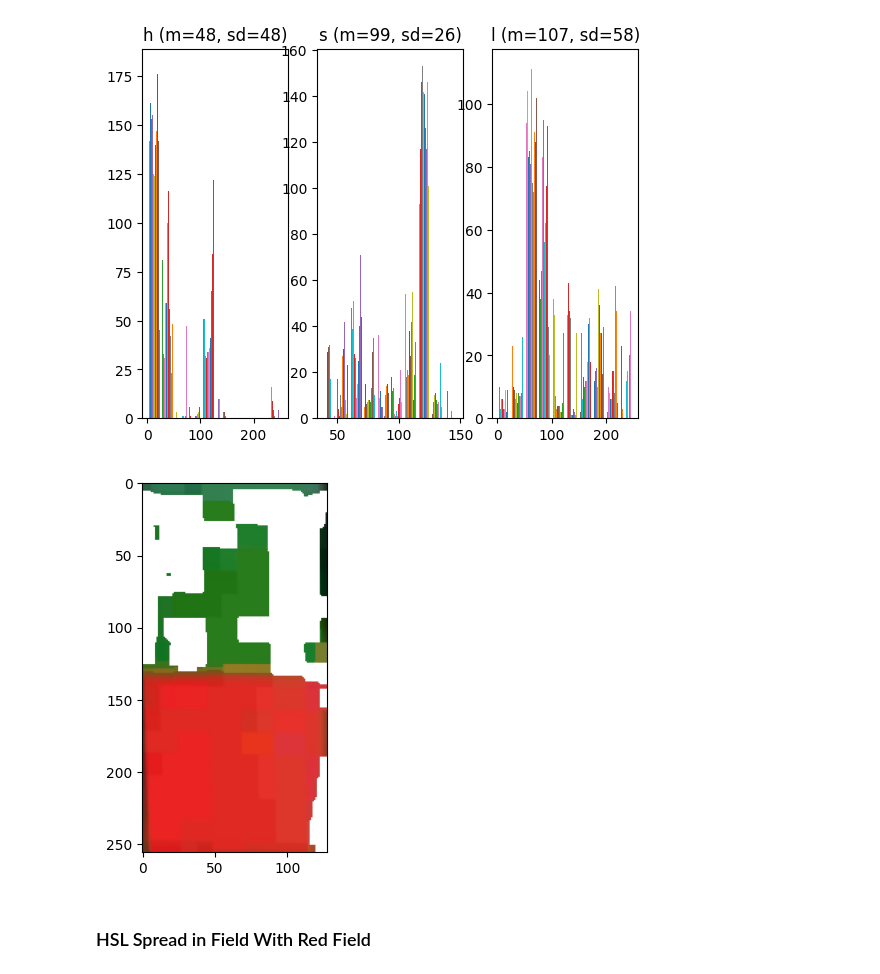
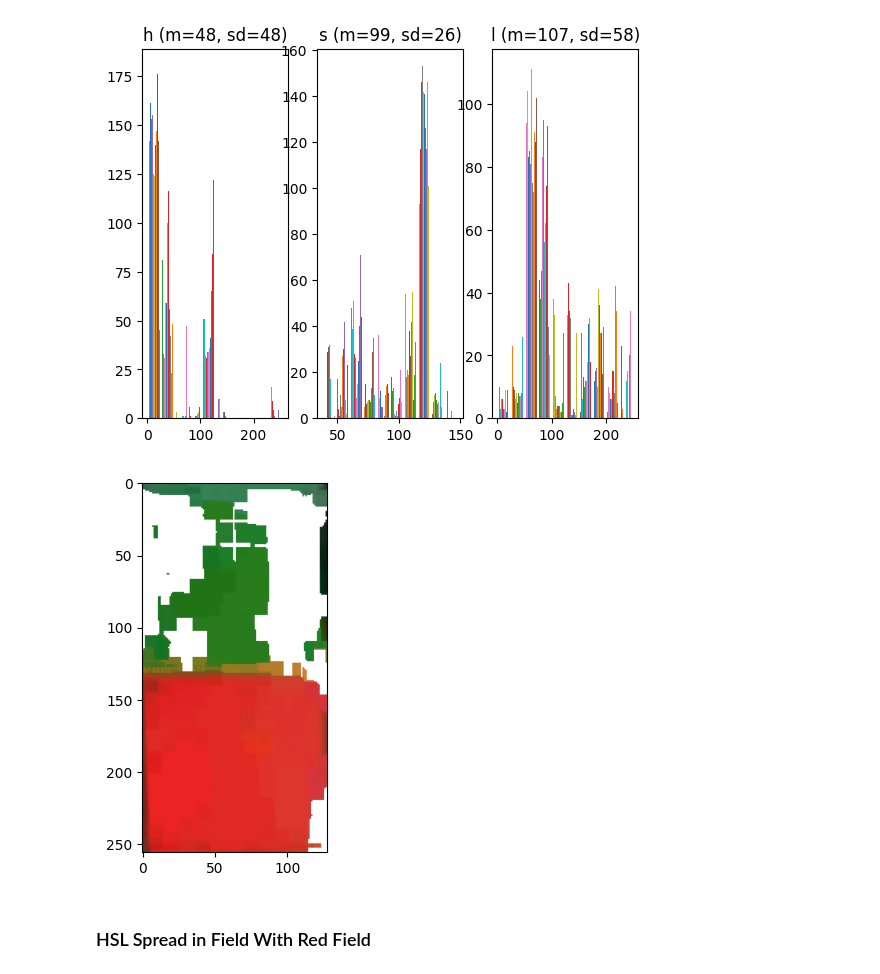
Before and after one commit to rursprung/fhgr-checkers-detector, a Jupyter notebook: docs/algorithm-tests.ipynb, the cells around one changed output. Drawn from its saved outputs; the diff is of its cells as text; code cells hidden in the pictures.

Commit message:
use MORPH_CROSS for mask instead of MORPH_RECT and increase kernel size
this has a minimally better effect (slightly less artefacts in masks).

```diff
--- a/docs/algorithm-tests.ipynb
+++ b/docs/algorithm-tests.ipynb
@@ -130,7 +130,7 @@ def get_mask_for_color(img_hsv, lowerb, upperb, do_morph=False):
     mask = np.zeros_like(img_hsv)
     mask[np.where(cv2.inRange(img_hsv, lowerb, upperb))] = 255
     if do_morph:
-        mask = cv2.morphologyEx(mask, cv2.MORPH_OPEN, cv2.getStructuringElement(cv2.MORPH_RECT, (10,10)))
+        mask = cv2.morphologyEx(mask, cv2.MORPH_OPEN, cv2.getStructuringElement(cv2.MORPH_CROSS, (20,20)))
     return mask
 # %% [markdown]
 ### Blacks
@@ -371,13 +371,13 @@ plot_hsl_spread_field(2,1)
 # %%
 #tmp_pos = (2,1)
 tmp_pos = (3,2)
 tmp = get_field_real_pos(board,*tmp_pos).copy()
 tmp[np.where(cv2.inRange(get_field_real_pos(board_hsl,*tmp_pos), (0, 0, 0), (100, 150, 150)))] = 255
-tmp = cv2.morphologyEx(tmp, cv2.MORPH_OPEN, cv2.getStructuringElement(cv2.MORPH_RECT, (10,10)))
+tmp = cv2.morphologyEx(tmp, cv2.MORPH_OPEN, cv2.getStructuringElement(cv2.MORPH_CROSS, (20,20)))
 plt.imshow(tmp)
 plt.show()
 # %% [output]
-[figure, old version]
+[figure, new version]
 # %% [markdown]
 ### HSL Spread in Field With Red Field
 # %%
```
Also changed, not shown: parts of 4 cells of this notebook, 2 other files.
